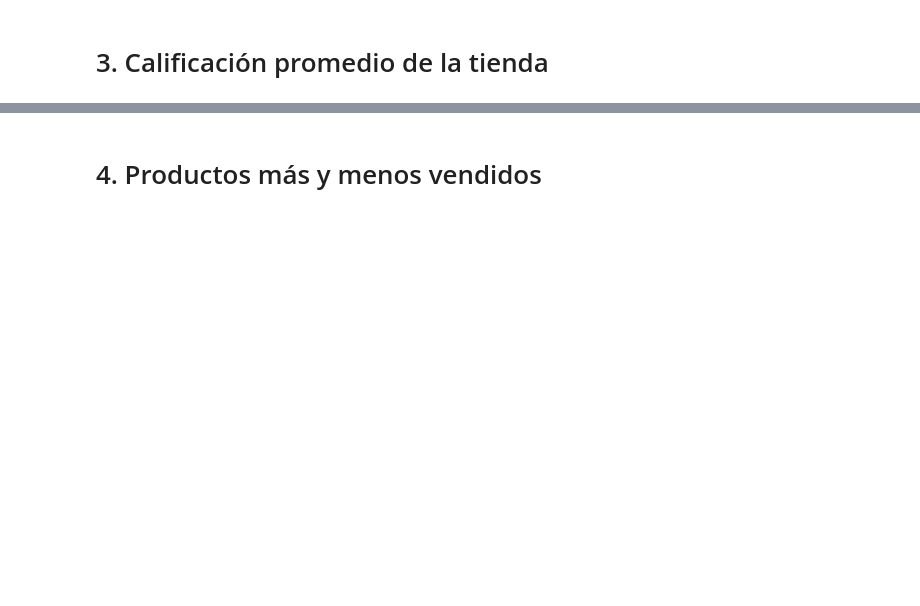
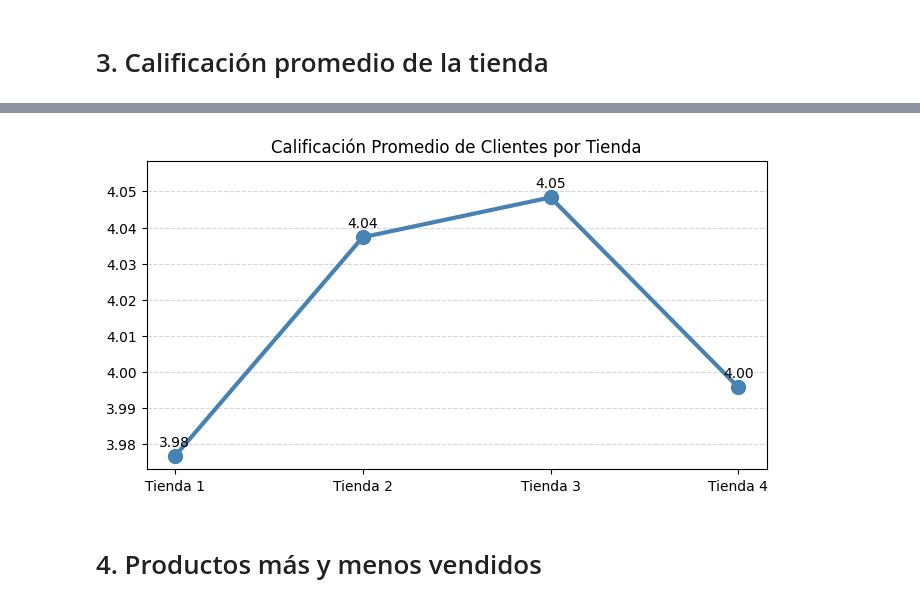
Before and after one commit to Alexis-Casanova/challenge-alura-store, a Jupyter notebook: AluraStoreLatam.ipynb, the cells around one changed output, grey strips where cells are left out. Drawn from its saved outputs; the diff is of its cells as text; code cells hidden in the pictures; blank space fills up the shorter version.

```diff
--- a/AluraStoreLatam.ipynb
+++ b/AluraStoreLatam.ipynb
@@ -101,3 +141,20 @@ calificacion_por_tienda
+# %%
+# Datos ordenados
+df = calificacion_por_tienda.sort_values('Tienda')
+
+plt.figure(figsize=(8, 4))
+plt.plot(df['Tienda'], df['Calificación'], marker='o', ms=10, lw=3, color='steelblue')
+
+# Para los nombres
+for x, y in zip(df['Tienda'], df['Calificación']):
+    plt.text(x, y + 0.002, f'{y:.2f}', ha='center', va='bottom')
+
+plt.title('Calificación Promedio de Clientes por Tienda')
+plt.ylim(top=df['Calificación'].max() + 0.01)
+plt.grid(axis='y', linestyle='--', alpha=0.5)
+plt.show()
+# %% [output]
+[figure, added]
 # %% [markdown]
 # 4. Productos más y menos vendidos
 # %%
```
Also changed, not shown: parts of 13 cells of this notebook.
